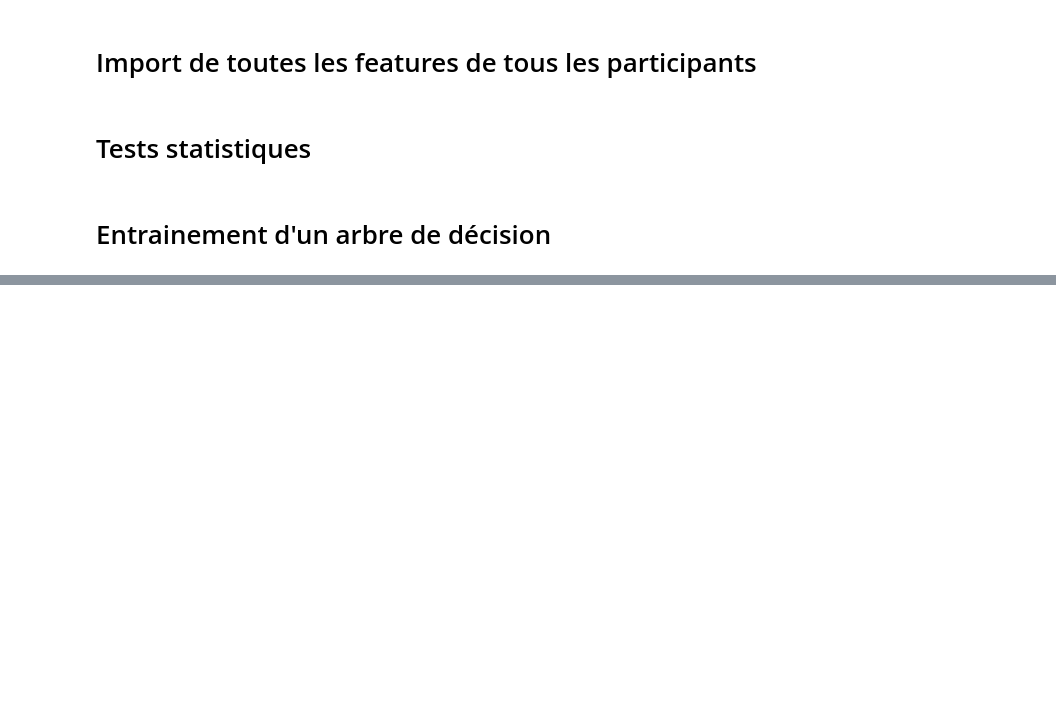
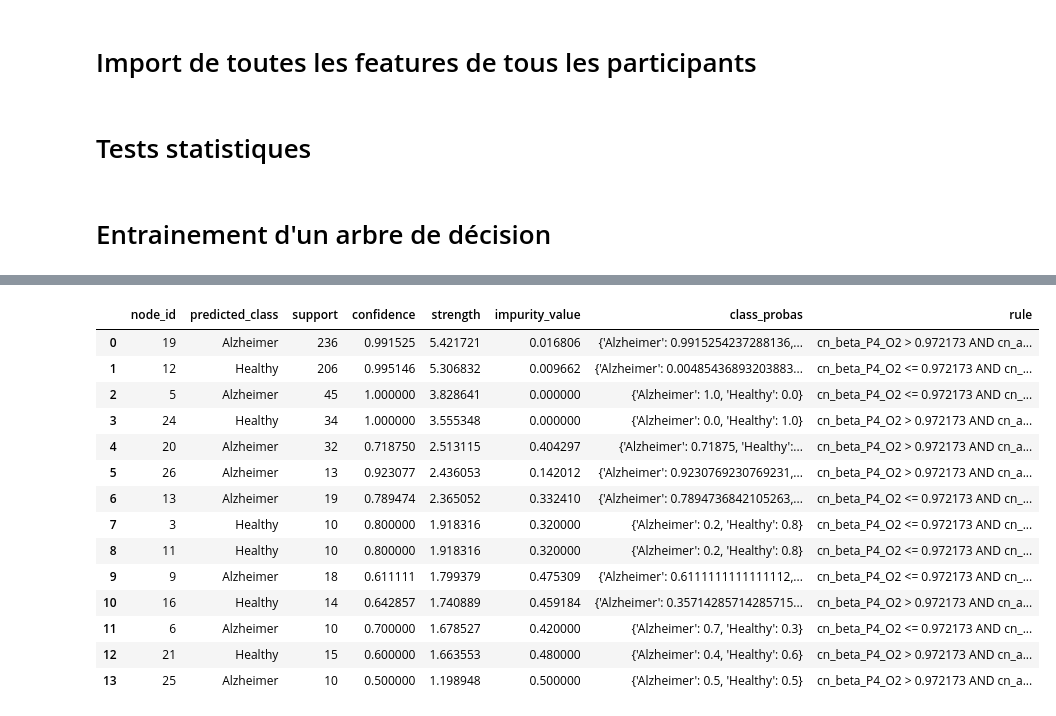
Before and after one commit to thePTH/eeg, a Jupyter notebook: notebook.ipynb, the cells around one changed output, grey strips where cells are left out. Saved outputs shown, nothing was run; the diff lists cells and outputs as text; code cells hidden in the pictures; blank space fills up the shorter version.

```diff
--- a/notebook.ipynb
+++ b/notebook.ipynb
@@ -234,0 +209,28 @@ Train score : 0.9375
+# %%
+from prediction.decision_tree_2.analysis import DecisionTreeAnalysisEngine
+analyzer = DecisionTreeAnalysisEngine(trained_tree)
+
+
+nodes_analysis = analyzer.node_analysis()
+rules_analysis = analyzer.leaf_rule_analysis()
+splits_analysis = analyzer.internal_split_analysis()
+features_analysis = analyzer.feature_importance_analysis()
+eeg_structure_analysis = analyzer.eeg_structure_analysis()
+# %%
+rules_analysis.to_dataframe()
+# %% [output]
+|  | node_id | predicted_class | support | confidence | strength | impurity_value | class_probas | rule |
+| 0 | 19 | Alzheimer | 236 | 0.991525 | 5.421721 | 0.016806 | {'Alzheimer': 0.9915254237288136,... | cn_beta_P4_O2 > 0.972173 AND cn_a... |
+| 1 | 12 | Healthy | 206 | 0.995146 | 5.306832 | 0.009662 | {'Alzheimer': 0.00485436893203883... | cn_beta_P4_O2 <= 0.972173 AND cn_... |
+| 2 | 5 | Alzheimer | 45 | 1.000000 | 3.828641 | 0.000000 | {'Alzheimer': 1.0, 'Healthy': 0.0} | cn_beta_P4_O2 <= 0.972173 AND cn_... |
+| 3 | 24 | Healthy | 34 | 1.000000 | 3.555348 | 0.000000 | {'Alzheimer': 0.0, 'Healthy': 1.0} | cn_beta_P4_O2 > 0.972173 AND cn_a... |
+| 4 | 20 | Alzheimer | 32 | 0.718750 | 2.513115 | 0.404297 | {'Alzheimer': 0.71875, 'Healthy':... | cn_beta_P4_O2 > 0.972173 AND cn_a... |
+| 5 | 26 | Alzheimer | 13 | 0.923077 | 2.436053 | 0.142012 | {'Alzheimer': 0.9230769230769231,... | cn_beta_P4_O2 > 0.972173 AND cn_a... |
+| 6 | 13 | Alzheimer | 19 | 0.789474 | 2.365052 | 0.332410 | {'Alzheimer': 0.7894736842105263,... | cn_beta_P4_O2 <= 0.972173 AND cn_... |
+| 7 | 3 | Healthy | 10 | 0.800000 | 1.918316 | 0.320000 | {'Alzheimer': 0.2, 'Healthy': 0.8} | cn_beta_P4_O2 <= 0.972173 AND cn_... |
+| 8 | 11 | Healthy | 10 | 0.800000 | 1.918316 | 0.320000 | {'Alzheimer': 0.2, 'Healthy': 0.8} | cn_beta_P4_O2 <= 0.972173 AND cn_... |
+| 9 | 9 | Alzheimer | 18 | 0.611111 | 1.799379 | 0.475309 | {'Alzheimer': 0.6111111111111112,... | cn_beta_P4_O2 <= 0.972173 AND cn_... |
+| 10 | 16 | Healthy | 14 | 0.642857 | 1.740889 | 0.459184 | {'Alzheimer': 0.35714285714285715... | cn_beta_P4_O2 > 0.972173 AND cn_a... |
+| 11 | 6 | Alzheimer | 10 | 0.700000 | 1.678527 | 0.420000 | {'Alzheimer': 0.7, 'Healthy': 0.3} | cn_beta_P4_O2 <= 0.972173 AND cn_... |
+| 12 | 21 | Healthy | 15 | 0.600000 | 1.663553 | 0.480000 | {'Alzheimer': 0.4, 'Healthy': 0.6} | cn_beta_P4_O2 > 0.972173 AND cn_a... |
+| 13 | 25 | Alzheimer | 10 | 0.500000 | 1.198948 | 0.500000 | {'Alzheimer': 0.5, 'Healthy': 0.5} | cn_beta_P4_O2 > 0.972173 AND cn_a... |
```
Also changed, not shown: parts of 10 cells of this notebook, 16 other files.
